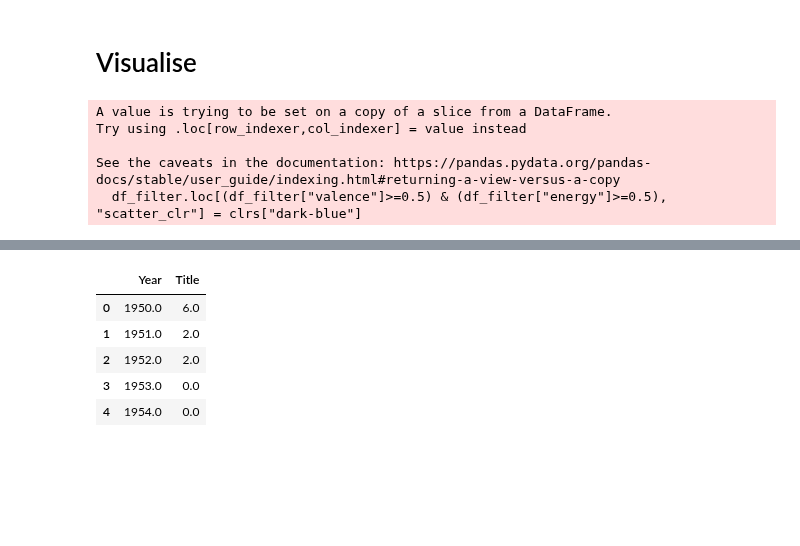
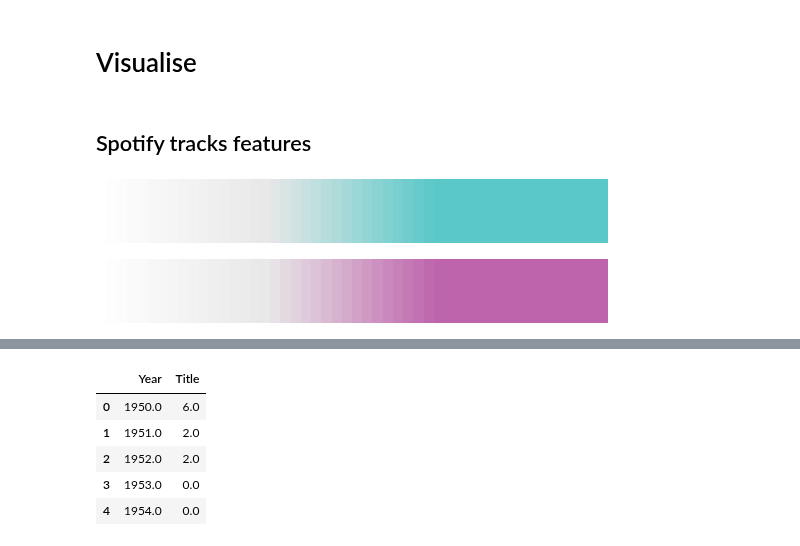
Before and after one commit to Lisa-Ho/small-data-projects, a Jupyter notebook: 2024/2405-bicycle-songs/bicycle-songs.ipynb, the cells around one changed output, grey strips where cells are left out. Drawn from its saved outputs; the diff is of its cells as text; code cells hidden in the pictures; blank space fills up the shorter version.

Commit message:
finalised two graphs

```diff
--- a/2024/2405-bicycle-songs/bicycle-songs.ipynb
+++ b/2024/2405-bicycle-songs/bicycle-songs.ipynb
@@ -279,4 +283,6 @@ df["genre_songwriter"] = df['artist_genre'].fillna("").apply(lambda x: 1 if 'son
 df.to_csv("bikesongs_shortlist_with_spotify_data_clean.csv", index=False)
 # %% [markdown]
 # Visualise
+# %% [markdown]
+## Spotify tracks features
 # %%
@@ -288,14 +292,26 @@ clrs = {"turquoise": "#5ac8c8", "light-grey": "#e8e8e8", "pink": "#be64ac", "dar
 # %%
-df_filter = df[~df["spotify_track_id"].isna()]
+# colors for the plot
+clrs = {"turquoise": "#5ac8c8", "light-grey": "#e8e8e8", "pink": "#be64ac", "dark-blue": "#3b4994"}
 
 # create bivariate colors for scatter plot
 df_filter.loc[(df_filter["valence"]>=0.5) & (df_filter["energy"]>=0.5), "scatter_clr"] = clrs["dark-blue"]
 df_filter.loc[(df_filter["valence"]>=0.5) & (df_filter["energy"]<0.5), "scatter_clr"] = clrs["turquoise"]
 df_filter.loc[(df_filter["valence"]<0.5) & (df_filter["energy"]<0.5), "scatter_clr"] = clrs["light-grey"]
 df_filter.loc[(df_filter["valence"]<0.5) & (df_filter["energy"]>=0.5), "scatter_clr"] = clrs["pink"]
-# %% [output]
-A value is trying to be set on a copy of a slice from a DataFrame.
-Try using .loc[row_indexer,col_indexer] = value instead
-
-See the caveats in the documentation: https://pandas.pydata.org/pandas-docs/stable/user_guide/indexing.html#returning-a-view-versus-a-copy
-  df_filter.loc[(df_filter["valence"]>=0.5) & (df_filter["energy"]>=0.5), "scatter_clr"] = clrs["dark-blue"]
+# %%
+# create custom colormap from a list of hex codes
+def colormap_from_hex(name, list_hexcolors, n_bins):
+    color_list = [colors.hex2color(i) for i in list_hexcolors]
+    cm = LinearSegmentedColormap.from_list(name, color_list, N=n_bins)
+    return cm
+
+cm_valence = colormap_from_hex("valence", ["#ffffff", clrs["light-grey"],clrs["turquoise"], clrs["turquoise"]], 50)
+cm_energy= colormap_from_hex("energy", ["#ffffff", clrs["light-grey"],clrs["pink"], clrs["pink"]], 50)
+cm_danceability = colormap_from_hex("danceability", [clrs["light-grey"], clrs["light-grey"],"#888888"], 50) # not used
+cm_valence
+# %% [output]
+[figure, added]
+# %%
+cm_energy
+# %% [output]
+[figure, added]
```
Also changed, not shown: parts of 30 cells of this notebook.
